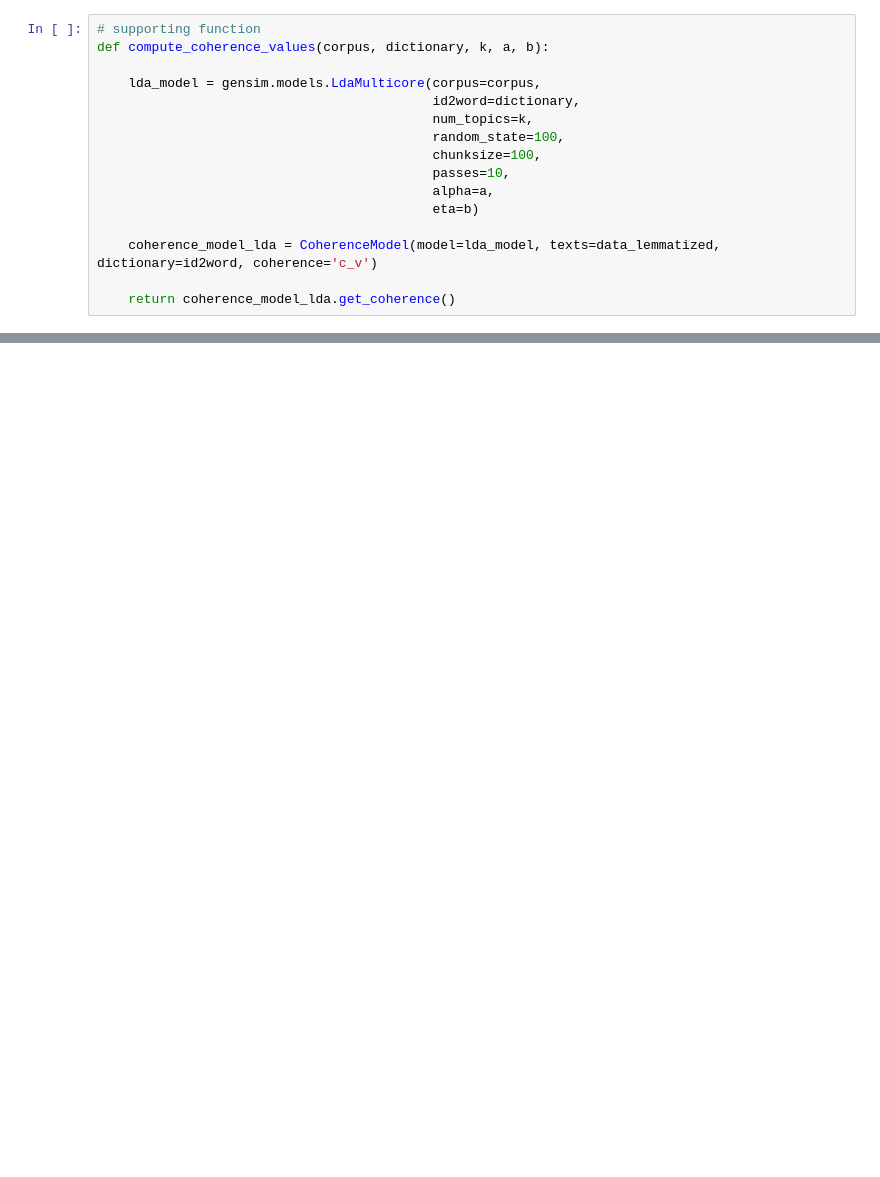
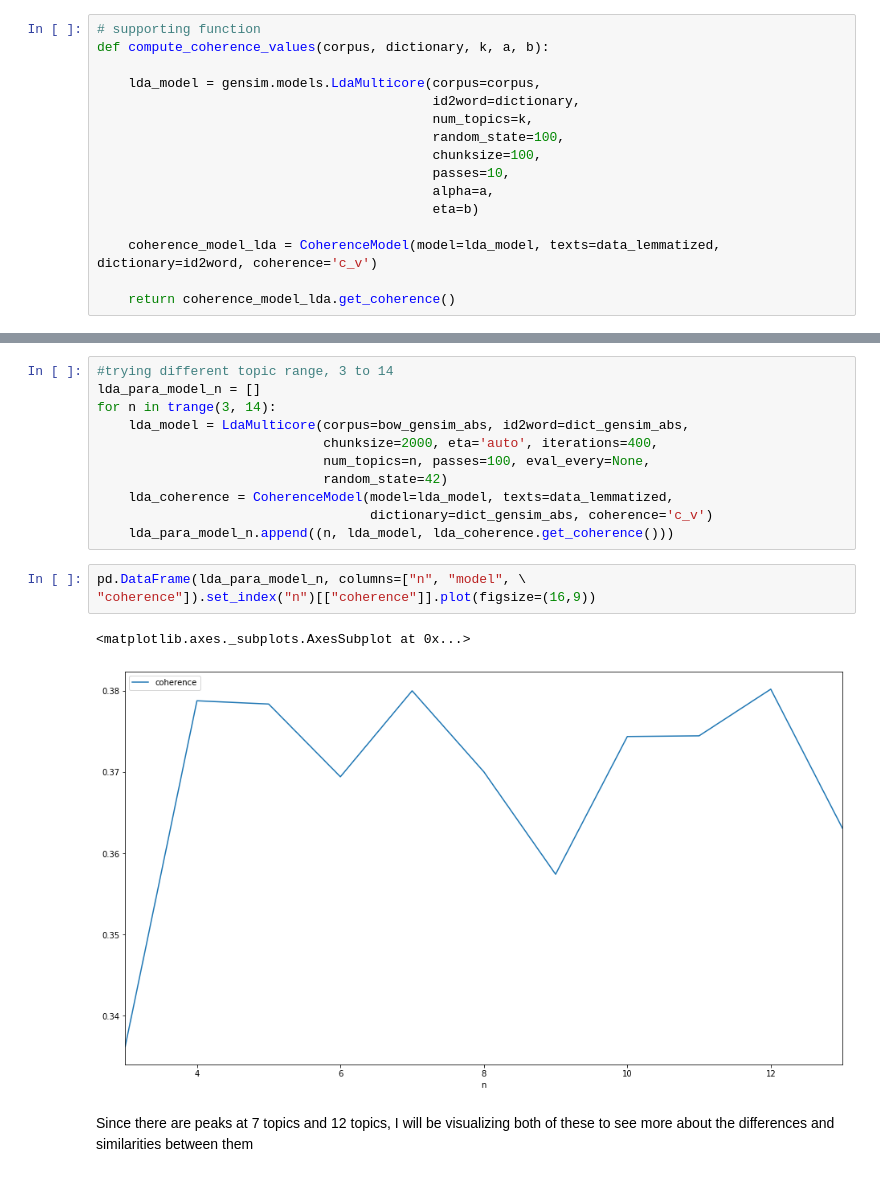
Before and after one commit to madeline-damon/Publishing_Biases_Sample, a Jupyter notebook: Text Analysis and Topic Modelling.ipynb, the cells around one changed output, grey strips where cells are left out. Drawn from its saved outputs; the diff is of its cells as text; blank space fills up the shorter version.

```diff
--- a/Text Analysis and Topic Modelling.ipynb
+++ b/Text Analysis and Topic Modelling.ipynb
@@ -997,0 +779,19 @@ ValueError: Stop argument for islice() must be None or an integer: 0 <= x <= sys
+# %%
+#trying different topic range, 3 to 14
+lda_para_model_n = []
+for n in trange(3, 14):
+    lda_model = LdaMulticore(corpus=bow_gensim_abs, id2word=dict_gensim_abs,
+                             chunksize=2000, eta='auto', iterations=400,
+                             num_topics=n, passes=100, eval_every=None,
+                             random_state=42)
+    lda_coherence = CoherenceModel(model=lda_model, texts=data_lemmatized,
+                                   dictionary=dict_gensim_abs, coherence='c_v')
+    lda_para_model_n.append((n, lda_model, lda_coherence.get_coherence()))
+# %%
+pd.DataFrame(lda_para_model_n, columns=["n", "model", \
+"coherence"]).set_index("n")[["coherence"]].plot(figsize=(16,9))
+# %% [output]
+<matplotlib.axes._subplots.AxesSubplot at 0x...>
+[figure, added]
+# %% [markdown]
+Since there are peaks at 7 topics and 12 topics, I will be visualizing both of these to see more about the differences and similarities between them
```
Also changed, not shown: parts of 41 cells of this notebook.
